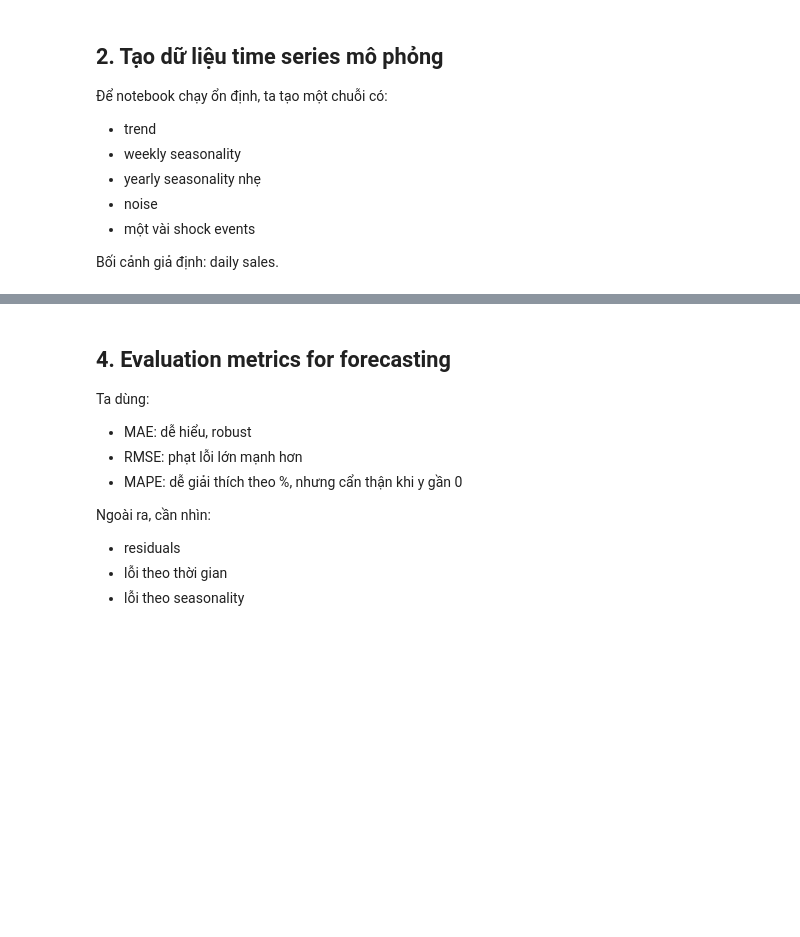
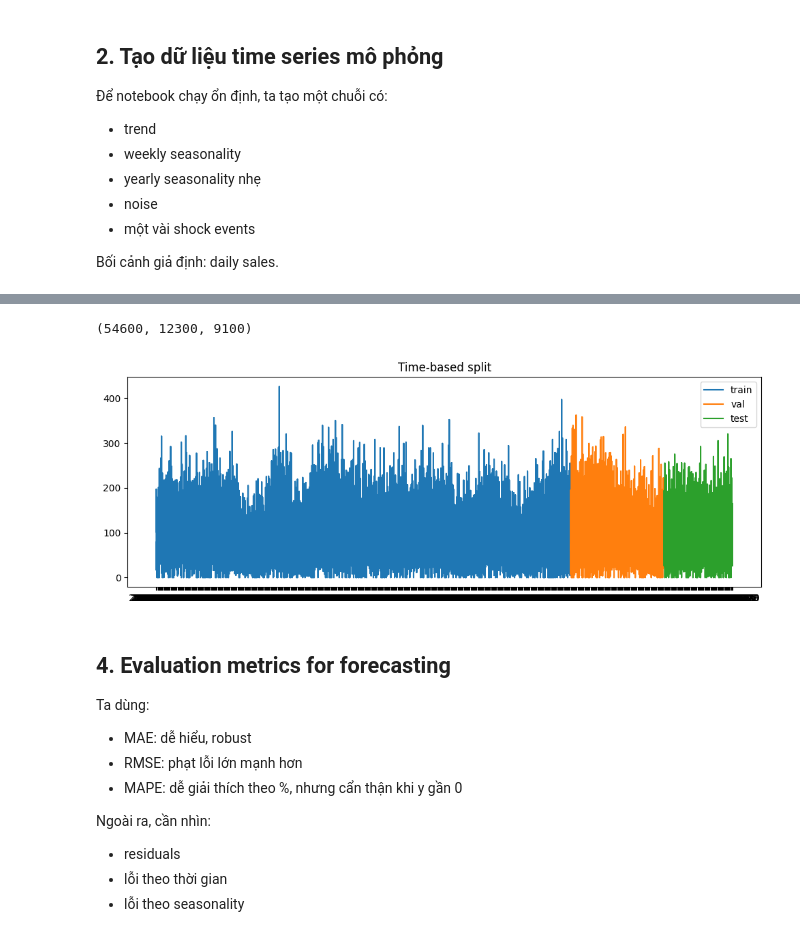
Before and after one commit to ngyxntthaoo/IS6404.CH201-Phan-tich-du-lieu-nang-cao, a Jupyter notebook: Lab04c_Lec06_TimeSeries_ML_Forecasting_PTDL.ipynb, the cells around one changed output, grey strips where cells are left out. Saved outputs shown, nothing was run; the diff lists cells and outputs as text; code cells hidden in the pictures; blank space fills up the shorter version.

```diff
--- a/Lab04c_Lec06_TimeSeries_ML_Forecasting_PTDL.ipynb
+++ b/Lab04c_Lec06_TimeSeries_ML_Forecasting_PTDL.ipynb
@@ -115,22 +166,26 @@ Ta dùng:
 # %%
 # Example split:
-# train: 2020-01-01 -> 2022-12-31
+# train: 2022-01-01 -> 2022-12-31
 # val:   2023-01-01 -> 2023-06-30
 # test:  2023-07-01 -> 2023-12-31
 
-train_df = df[df["ds"] < "2023-01-01"].copy()
-val_df = df[(df["ds"] >= "2023-01-01") & (df["ds"] < "2023-07-01")].copy()
-test_df = df[df["ds"] >= "2023-07-01"].copy()
+train_df = df[df["Date"] < "2023-07-01"].copy()
+val_df = df[(df["Date"] >= "2023-07-01") & (df["Date"] < "2023-11-01")].copy()
+test_df = df[df["Date"] >= "2023-11-01"].copy()
 
 len(train_df), len(val_df), len(test_df)
+# %% [output]
+(54600, 12300, 9100)
 # %%
 plt.figure(figsize=(12,4))
-plt.plot(train_df["ds"], train_df["y"], label="train")
-plt.plot(val_df["ds"], val_df["y"], label="val")
-plt.plot(test_df["ds"], test_df["y"], label="test")
+plt.plot(train_df["Date"], train_df["Units Sold"], label="train")
+plt.plot(val_df["Date"], val_df["Units Sold"], label="val")
+plt.plot(test_df["Date"], test_df["Units Sold"], label="test")
 plt.legend()
 plt.title("Time-based split")
 plt.show()
+# %% [output]
+[figure, added]
 # %% [markdown]
 ## 4. Evaluation metrics for forecasting
 
```
Also changed, not shown: parts of 24 cells of this notebook.
